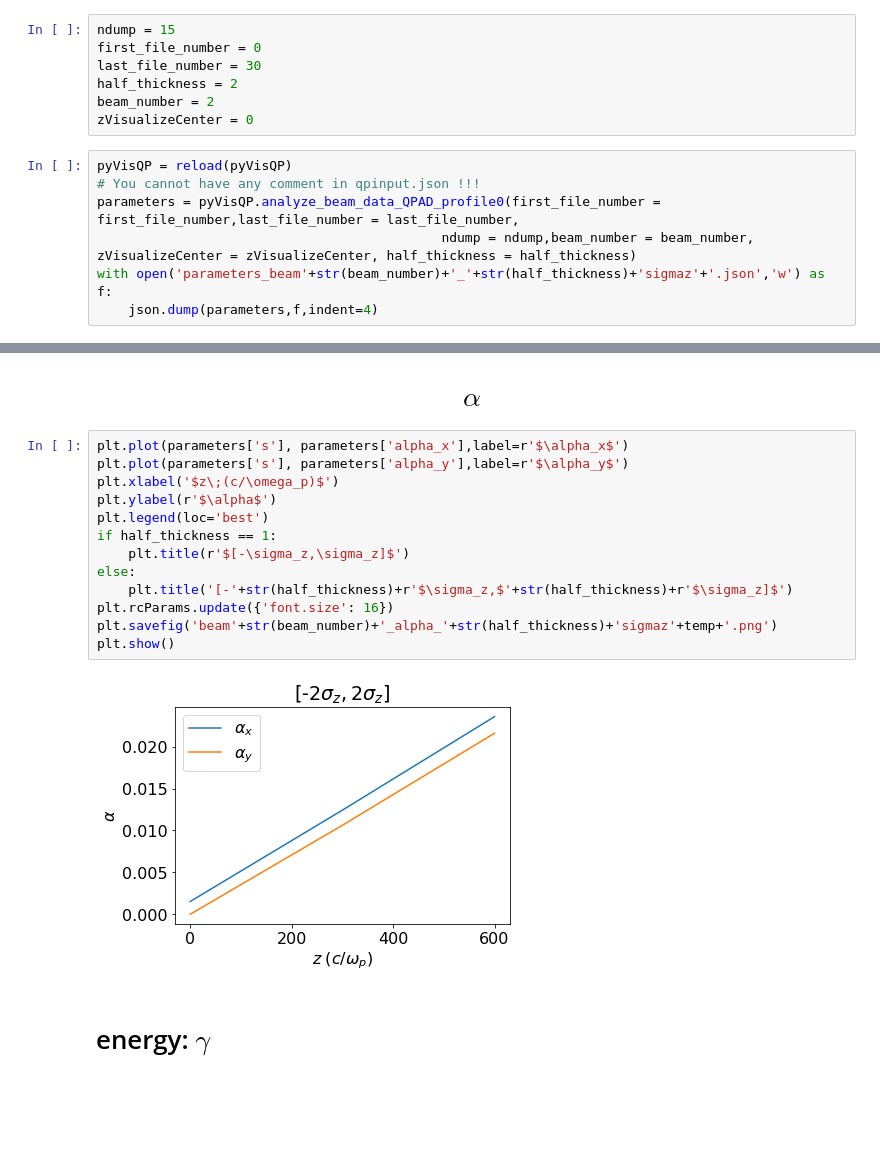
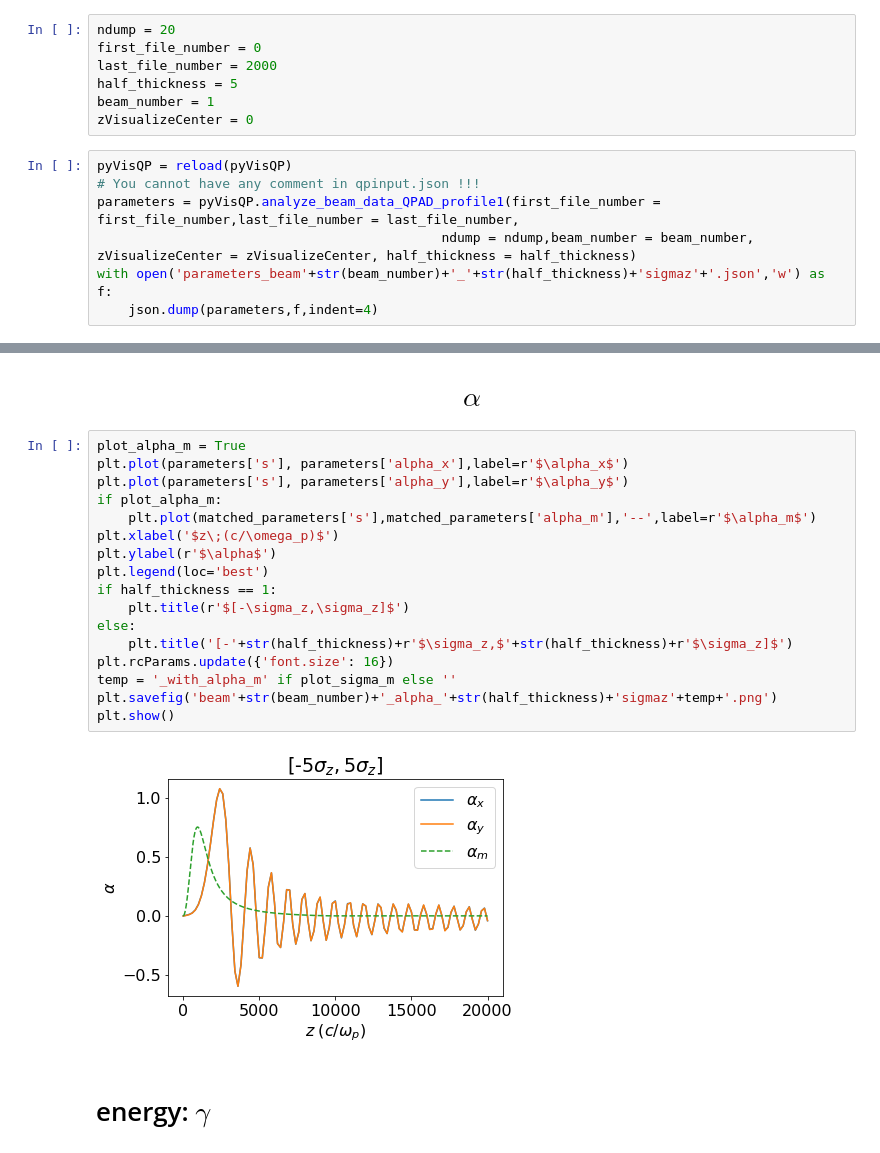
Before and after one commit to uclazyj/JupyterQpic, a Jupyter notebook: QPAD.ipynb, the cells around one changed output, grey strips where cells are left out. Cells and saved outputs as stored; diff of their text form; blank space fills up the shorter version.

Commit message:
add plot for alpha_m

```diff
--- a/QPAD.ipynb
+++ b/QPAD.ipynb
@@ -13,16 +13,16 @@ dirname = '..'
 # %% [markdown]
 ## Raw beam data analysis
 # %%
-ndump = 15
+ndump = 20
 first_file_number = 0
-last_file_number = 30
-half_thickness = 2
-beam_number = 2
+last_file_number = 2000
+half_thickness = 5
+beam_number = 1
 zVisualizeCenter = 0
 # %%
 pyVisQP = reload(pyVisQP)
 # You cannot have any comment in qpinput.json !!!
-parameters = pyVisQP.analyze_beam_data_QPAD_profile0(first_file_number = first_file_number,last_file_number = last_file_number,
+parameters = pyVisQP.analyze_beam_data_QPAD_profile1(first_file_number = first_file_number,last_file_number = last_file_number,
                                             ndump = ndump,beam_number = beam_number, zVisualizeCenter = zVisualizeCenter, half_thickness = half_thickness)
 with open('parameters_beam'+str(beam_number)+'_'+str(half_thickness)+'sigmaz'+'.json','w') as f:
     json.dump(parameters,f,indent=4)
@@ -109,20 +123,24 @@ plt.show()
 # %% [markdown]
 # $$\alpha$$
 # %%
+plot_alpha_m = True
 plt.plot(parameters['s'], parameters['alpha_x'],label=r'$\alpha_x$')
 plt.plot(parameters['s'], parameters['alpha_y'],label=r'$\alpha_y$')
+if plot_alpha_m:
+    plt.plot(matched_parameters['s'],matched_parameters['alpha_m'],'--',label=r'$\alpha_m$')
 plt.xlabel('$z\;(c/\omega_p)$')
 plt.ylabel(r'$\alpha$')
 plt.legend(loc='best')
 if half_thickness == 1:
     plt.title(r'$[-\sigma_z,\sigma_z]$')
 else:
     plt.title('[-'+str(half_thickness)+r'$\sigma_z,$'+str(half_thickness)+r'$\sigma_z]$')
 plt.rcParams.update({'font.size': 16})
+temp = '_with_alpha_m' if plot_sigma_m else ''
 plt.savefig('beam'+str(beam_number)+'_alpha_'+str(half_thickness)+'sigmaz'+temp+'.png')
 plt.show()
 # %% [output]
-[figure, old version]
+[figure, new version]
 # %% [markdown]
 # energy: $\gamma$
 # %%
```
Also changed, not shown: parts of 7 cells of this notebook, 1 other file.
